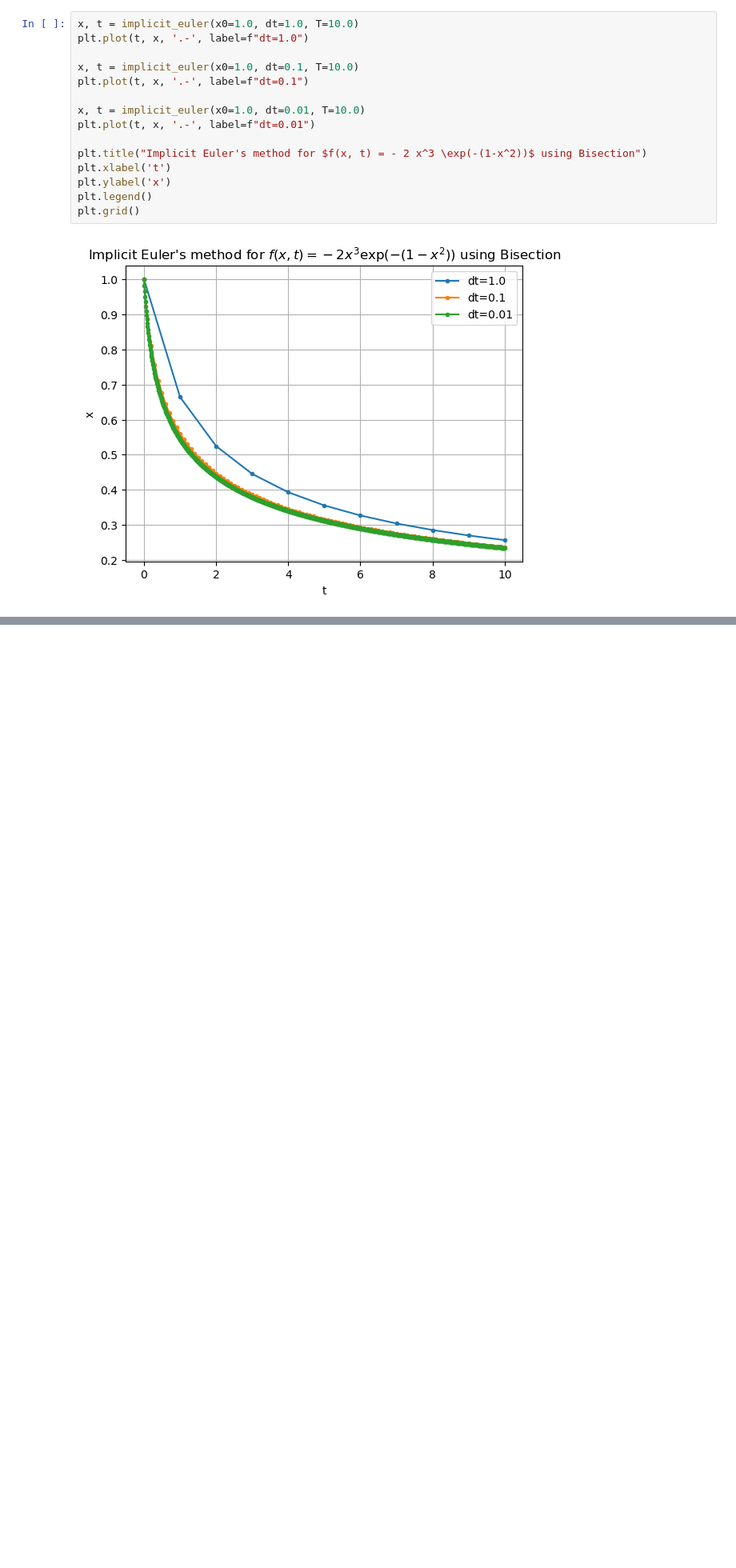
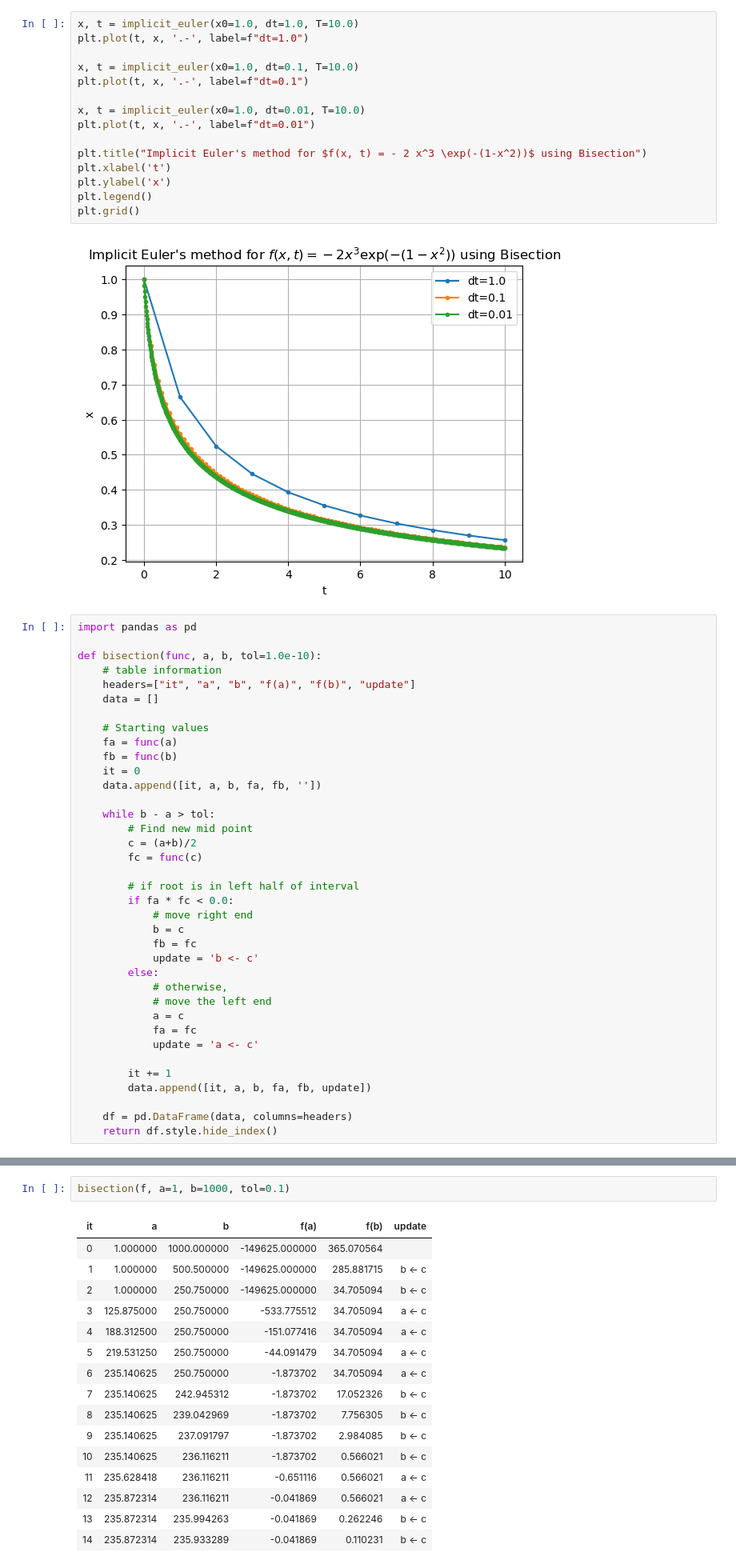
Before and after one commit to uol-soc-teachingrepos/COMP2421-Numerical-Computation, a Jupyter notebook: lec/lec15_.ipynb, the cells around one changed output, grey strips where cells are left out. Shown at 80% size. Cells and saved outputs as stored; diff of their text form; blank space fills up the shorter version.

```diff
--- a/lec/lec15_.ipynb
+++ b/lec/lec15_.ipynb
@@ -320,3 +346,40 @@ plt.legend()
 plt.grid()
 # %% [output]
 [figure]
+# %%
+import pandas as pd
+
+def bisection(func, a, b, tol=1.0e-10):
+    # table information
+    headers=["it", "a", "b", "f(a)", "f(b)", "update"]
+    data = []
+
+    # Starting values
+    fa = func(a)
+    fb = func(b)
+    it = 0
+    data.append([it, a, b, fa, fb, ''])
+
+    while b - a > tol:
+        # Find new mid point
+        c = (a+b)/2
+        fc = func(c)
+
+        # if root is in left half of interval
+        if fa * fc < 0.0:
+            # move right end
+            b = c
+            fb = fc
+            update = 'b <- c'
+        else:
+            # otherwise,
+            # move the left end
+            a = c
+            fa = fc
+            update = 'a <- c'
+
+        it += 1
+        data.append([it, a, b, fa, fb, update])
+
+    df = pd.DataFrame(data, columns=headers)
+    return df.style.hide_index()
@@ -322,0 +398,19 @@ plt.grid()
+# %%
+bisection(f, a=1, b=1000, tol=0.1)
+# %% [output]
+| it | a | b | f(a) | f(b) | update |
+| 0 | 1.000000 | 1000.000000 | -149625.000000 | 365.070564 |  |
+| 1 | 1.000000 | 500.500000 | -149625.000000 | 285.881715 | b <- c |
+| 2 | 1.000000 | 250.750000 | -149625.000000 | 34.705094 | b <- c |
+| 3 | 125.875000 | 250.750000 | -533.775512 | 34.705094 | a <- c |
+| 4 | 188.312500 | 250.750000 | -151.077416 | 34.705094 | a <- c |
+| 5 | 219.531250 | 250.750000 | -44.091479 | 34.705094 | a <- c |
+| 6 | 235.140625 | 250.750000 | -1.873702 | 34.705094 | a <- c |
+| 7 | 235.140625 | 242.945312 | -1.873702 | 17.052326 | b <- c |
+| 8 | 235.140625 | 239.042969 | -1.873702 | 7.756305 | b <- c |
+| 9 | 235.140625 | 237.091797 | -1.873702 | 2.984085 | b <- c |
+| 10 | 235.140625 | 236.116211 | -1.873702 | 0.566021 | b <- c |
+| 11 | 235.628418 | 236.116211 | -0.651116 | 0.566021 | a <- c |
+| 12 | 235.872314 | 236.116211 | -0.041869 | 0.566021 | a <- c |
+| 13 | 235.872314 | 235.994263 | -0.041869 | 0.262246 | b <- c |
+| 14 | 235.872314 | 235.933289 | -0.041869 | 0.110231 | b <- c |
```
Also changed, not shown: parts of 37 cells of this notebook, 1 other file.
